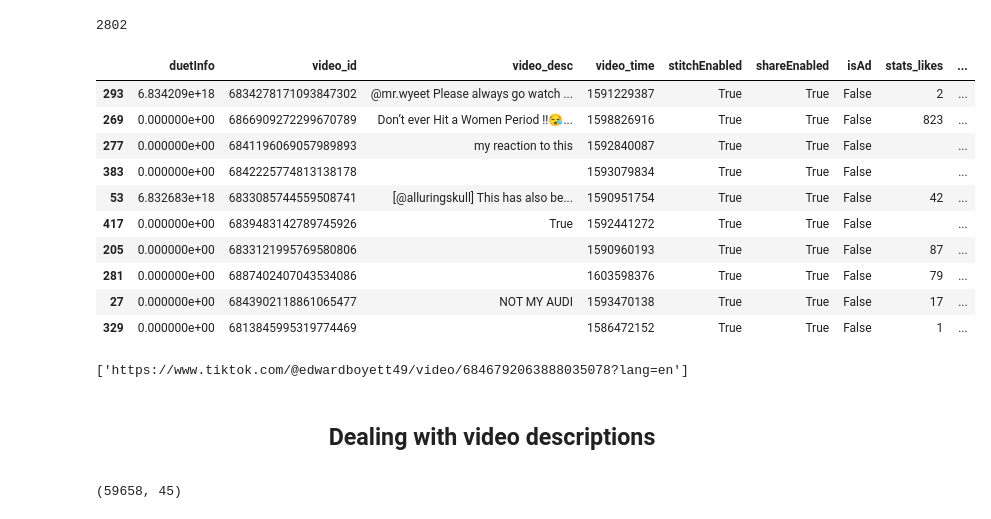
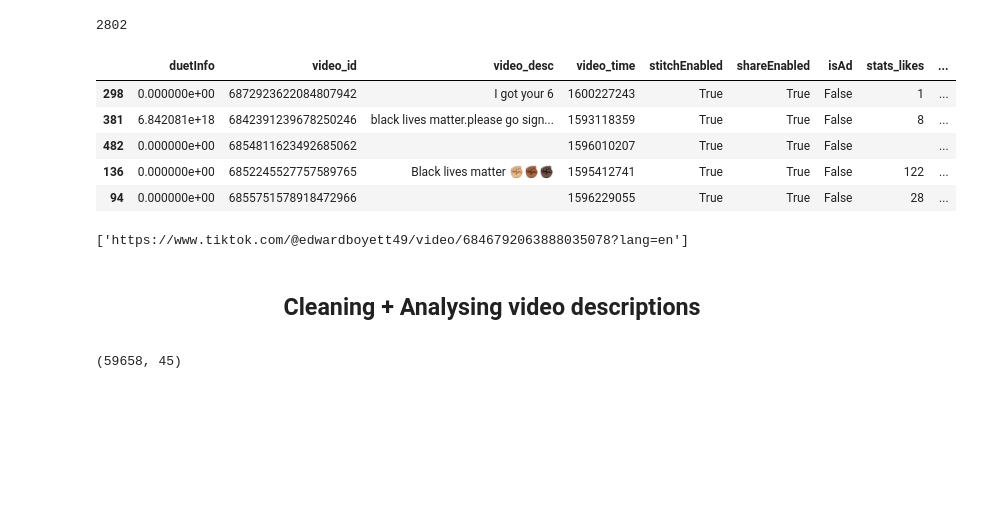
Before and after one commit to sipka/TikTok, a Jupyter notebook: TikTokDataParsing.ipynb, the cells around one changed output. Saved outputs shown, nothing was run; the diff lists cells and outputs as text; code cells hidden in the pictures; blank space fills up the shorter version.

```diff
--- a/TikTokDataParsing.ipynb
+++ b/TikTokDataParsing.ipynb
@@ -290,11 +290,12 @@ def parse_table_raw(df, soundname):
             'user_verified', 'music_id', 'music_title', 'music_author', 'music_original',
             'authorstats_following', 'authorstats_followers', 'authorstats_heart',
             'authorstats_videos', 'authorstats_diggs', 'hashtags', 'extras',
-            'nr_hashtags', 'hashtags_used', 'nr_tags', 'tagged_users', 'duet_used', 'stickerText',
+            'nr_hashtags', 'hashtags_used', 'nr_tags', 'tagged_users', 'stickerText',
             'video_link', 'leaning']
 
+    df = df.reindex(columns=new_cols, fill_value='')
 
-    df = df.reindex(columns=new_cols, fill_value='')
+    df['duet_used'] = False
 
     df = df.apply(parse_raw, axis=1)
 
@@ -962,25 +976,20 @@ data_complete[data_complete.nr_hashtags == 0].shape[0]
 # %% [output]
 2802
 # %%
-data_complete[data_complete.nr_hashtags == 0].sample(10)
+data_complete[data_complete.nr_hashtags == 0].sample(5)
 # %% [output]
 |  | duetInfo | video_id | video_desc | video_time | stitchEnabled | shareEnabled | isAd | stats_likes | ... |
-| 293 | 6.834209e+18 | 6834278171093847302 | @mr.wyeet Please always go watch ... | 1591229387 | True | True | False | 2 | ... |
-| 269 | 0.000000e+00 | 6866909272299670789 | Don’t ever Hit a Women Period !!😪... | 1598826916 | True | True | False | 823 | ... |
-| 277 | 0.000000e+00 | 6841196069057989893 | my reaction to this | 1592840087 | True | True | False |  | ... |
-| 383 | 0.000000e+00 | 6842225774813138178 |  | 1593079834 | True | True | False |  | ... |
-| 53 | 6.832683e+18 | 6833085744559508741 | [@alluringskull] This has also be... | 1590951754 | True | True | False | 42 | ... |
-| 417 | 0.000000e+00 | 6839483142789745926 | True | 1592441272 | True | True | False |  | ... |
-| 205 | 0.000000e+00 | 6833121995769580806 |  | 1590960193 | True | True | False | 87 | ... |
-| 281 | 0.000000e+00 | 6887402407043534086 |  | 1603598376 | True | True | False | 79 | ... |
-| 27 | 0.000000e+00 | 6843902118861065477 | NOT MY AUDI | 1593470138 | True | True | False | 17 | ... |
-| 329 | 0.000000e+00 | 6813845995319774469 |  | 1586472152 | True | True | False | 1 | ... |
+| 298 | 0.000000e+00 | 6872923622084807942 | I got your 6 | 1600227243 | True | True | False | 1 | ... |
+| 381 | 6.842081e+18 | 6842391239678250246 | black lives matter.please go sign... | 1593118359 | True | True | False | 8 | ... |
+| 482 | 0.000000e+00 | 6854811623492685062 |  | 1596010207 | True | True | False |  | ... |
+| 136 | 0.000000e+00 | 6852245527757589765 | Black lives matter ✊🏼✊🏾✊🏿 | 1595412741 | True | True | False | 122 | ... |
+| 94 | 0.000000e+00 | 6855751578918472966 |  | 1596229055 | True | True | False | 28 | ... |
 # %%
 print(data_complete[data_complete.video_id == '6846792063888035078'].video_link.values)
 # %% [output]
 ['https://www.tiktok.com/@edwardboyett49/video/6846792063888035078?lang=en']
 # %% [markdown]
-<center> <h2>Dealing with video descriptions</h2> </center>
+<center> <h2>Cleaning + Analysing video descriptions</h2> </center>
 # %%
 vids_with_desc = data_complete[data_complete.video_desc != '']
 # %%
```
Also changed, not shown: parts of 9 cells of this notebook.
